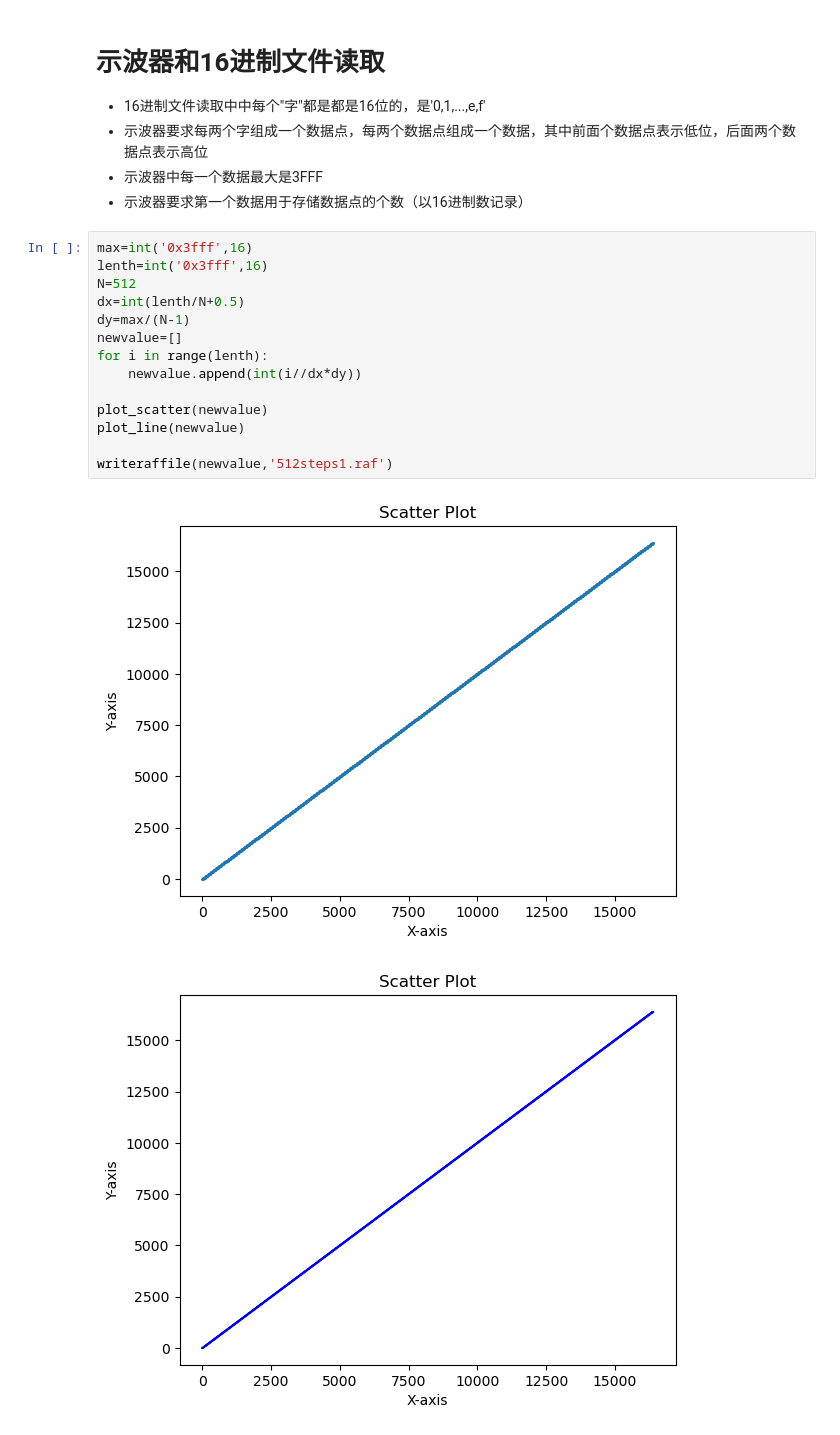
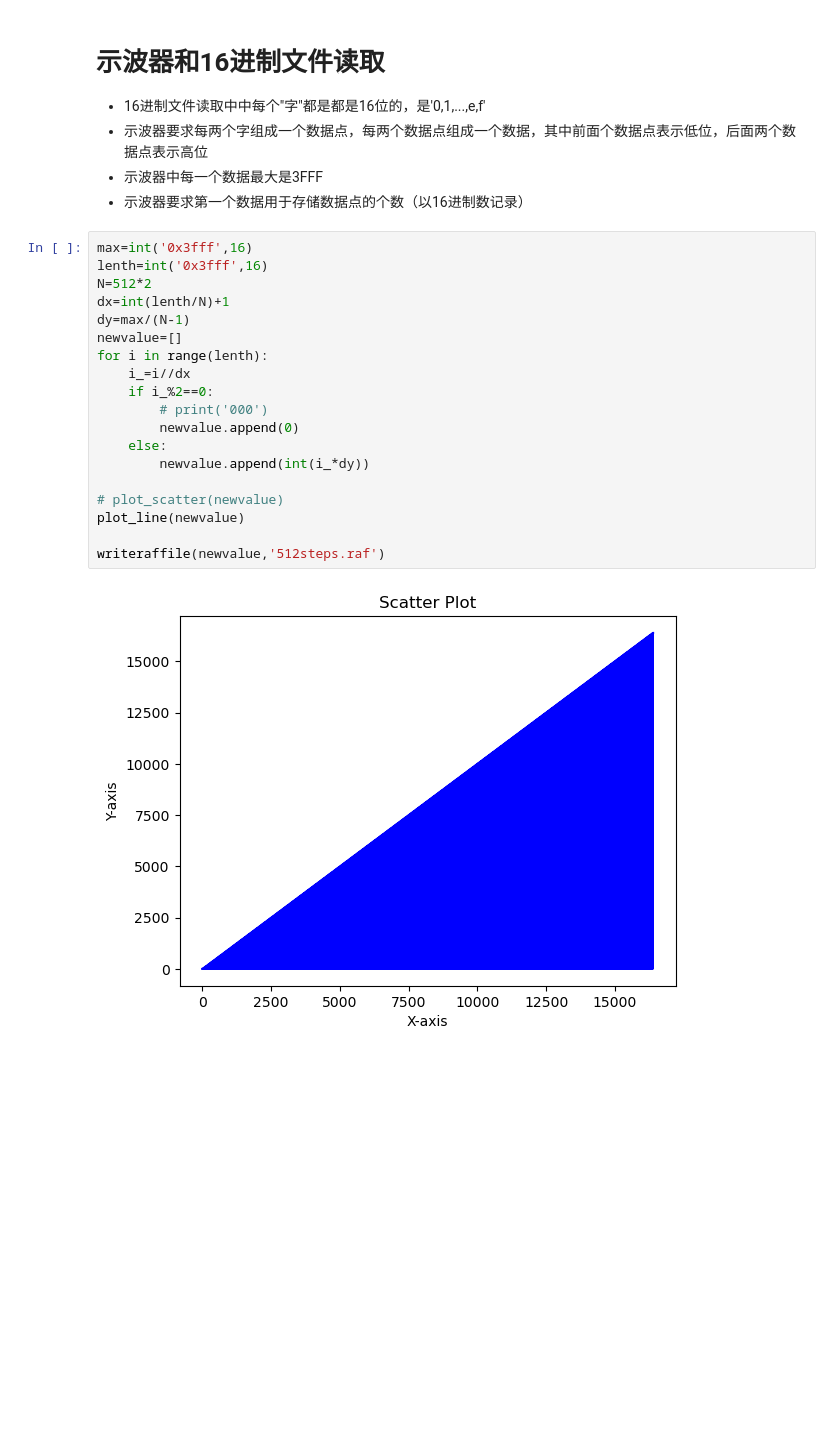
Before and after one commit to Xuanyiyiren/Oscilloscope-waveform-editing, a Jupyter notebook: 波形编辑.ipynb, the cells around one changed output. Saved outputs shown, nothing was run; the diff lists cells and outputs as text; blank space fills up the shorter version.

```diff
--- a/波形编辑.ipynb
+++ b/波形编辑.ipynb
@@ -99,17 +99,21 @@ True
 # %%
 max=int('0x3fff',16)
 lenth=int('0x3fff',16)
-N=512
-dx=int(lenth/N+0.5)
+N=512*2
+dx=int(lenth/N)+1
 dy=max/(N-1)
 newvalue=[]
 for i in range(lenth):
-    newvalue.append(int(i//dx*dy))
+    i_=i//dx
+    if i_%2==0:
+        # print('000')
+        newvalue.append(0)
+    else:
+        newvalue.append(int(i_*dy))
 
-plot_scatter(newvalue)
+# plot_scatter(newvalue)
 plot_line(newvalue)
 
-writeraffile(newvalue,'512steps1.raf')
+writeraffile(newvalue,'512steps.raf')
 # %% [output]
-[figure, old version]
+[figure, new version]
-[figure, removed]
```
Also changed, not shown: parts of 4 cells of this notebook.
